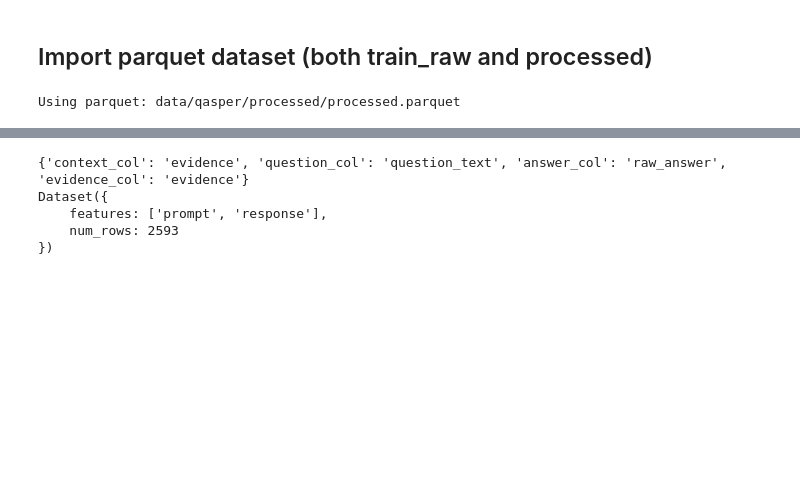
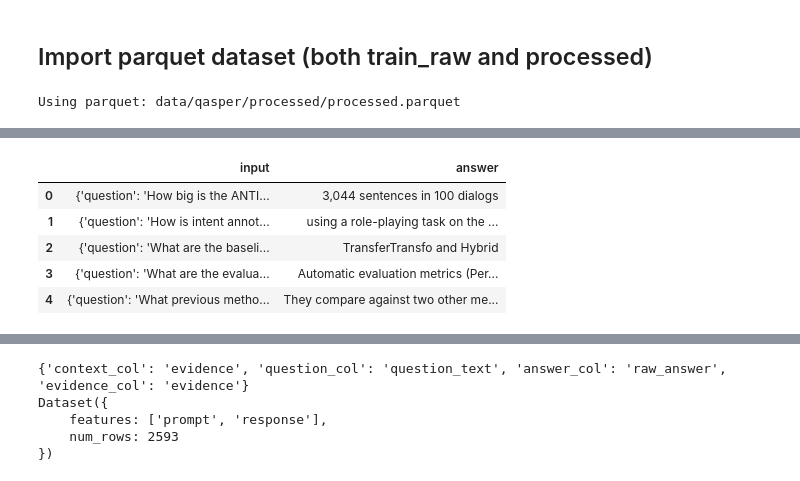
Before and after one commit to AGNDM/NLPPP, a Jupyter notebook: qasper_overview.ipynb, the cells around one changed output, grey strips where cells are left out. Saved outputs shown, nothing was run; the diff lists cells and outputs as text; code cells hidden in the pictures; blank space fills up the shorter version.

```diff
--- a/qasper_overview.ipynb
+++ b/qasper_overview.ipynb
@@ -76,2 +79,16 @@ Top missing-value columns:
 | answer | 0 | 0.0 |
 | source | 0 | 0.0 |
+# %%
+finetune_df = pd.DataFrame({
+    "input": df[["question", "context", "abstract"]].to_dict(orient="records"),
+    "answer": df["answer"],
+})
+
+display(finetune_df.head())
+# %% [output]
+|  | input | answer |
+| 0 | {'question': 'How big is the ANTI... | 3,044 sentences in 100 dialogs |
+| 1 | {'question': 'How is intent annot... | using a role-playing task on the ... |
+| 2 | {'question': 'What are the baseli... | TransferTransfo and Hybrid |
+| 3 | {'question': 'What are the evalua... | Automatic evaluation metrics (Per... |
+| 4 | {'question': 'What previous metho... | They compare against two other me... |
```
Also changed, not shown: parts of 5 cells of this notebook, 2 other files.
